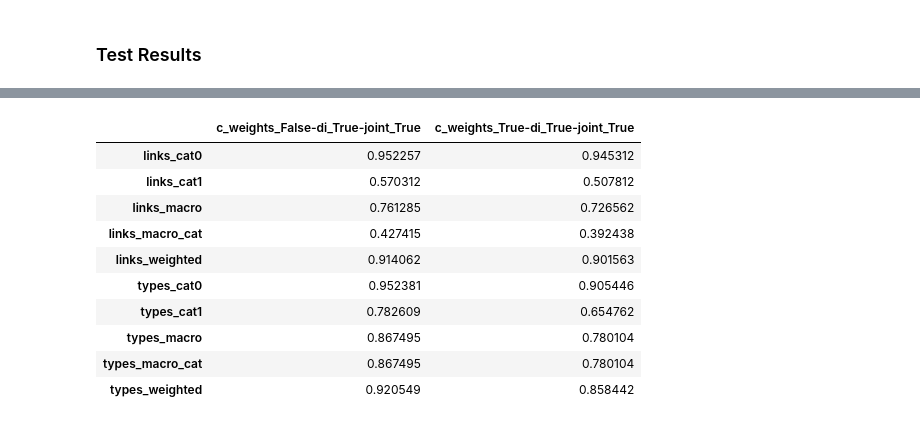
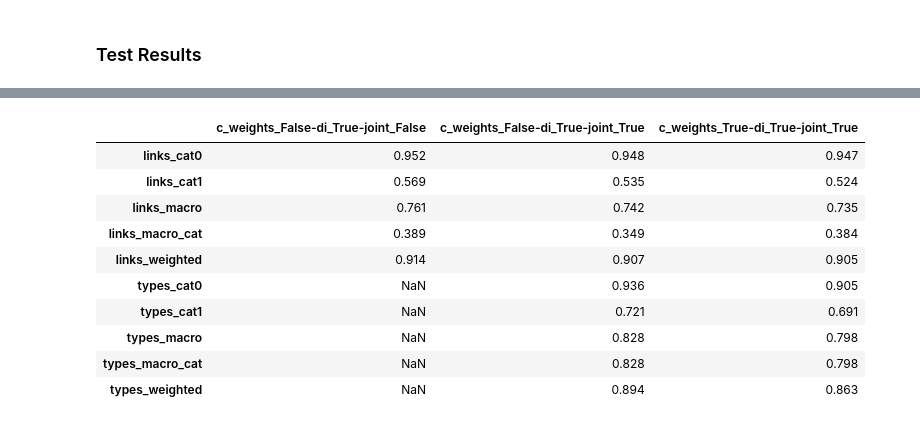
Before and after one commit to oguzserbetci/argmin2017, a Jupyter notebook: notebooks/Analyse output.ipynb, the cells around one changed output, grey strips where cells are left out. Saved outputs shown, nothing was run; the diff lists cells and outputs as text; code cells hidden in the pictures.

```diff
--- a/notebooks/Analyse output.ipynb
+++ b/notebooks/Analyse output.ipynb
@@ -13,8 +15,8 @@ def read_results(filename):
         results = pickle.load(f)
     return results
 # %%
-small_results = read_results('../cross_validation/cw_joint3/0/train.pl')
-large_results = read_results('../cross_validation/cw_joint4/ext_1/ext_train.pl')
+small_results = read_results('../cross_validation/cw_joint7/7/train.pl')
+large_results = read_results('../cross_validation/cw_joint7/ext_7/ext_train.pl')
 # old_arch_results = read_results('./cross_validation/old_arch/train.pl')
 # %%
 score_keys = np.array(new_arch_results['score_keys'])
@@ -195,14 +174,14 @@ pd.DataFrame(large_results2['tests'])#.apply(lambda x: np.mean(np.stack(x), axis
 # %%
-pd.DataFrame(small_results['tests']).apply(lambda x: np.mean(np.stack(x), axis=-1))
+pd.DataFrame(merge_test(small_results['tests'])).applymap(lambda x: np.round(np.mean(x),3))
 # %% [output]
-|  | c_weights_False-di_True-joint_True | c_weights_True-di_True-joint_True |
-| links_cat0 | 0.952257 | 0.945312 |
-| links_cat1 | 0.570312 | 0.507812 |
-| links_macro | 0.761285 | 0.726562 |
-| links_macro_cat | 0.427415 | 0.392438 |
-| links_weighted | 0.914062 | 0.901563 |
-| types_cat0 | 0.952381 | 0.905446 |
-| types_cat1 | 0.782609 | 0.654762 |
-| types_macro | 0.867495 | 0.780104 |
-| types_macro_cat | 0.867495 | 0.780104 |
-| types_weighted | 0.920549 | 0.858442 |
+|  | c_weights_False-di_True-joint_False | c_weights_False-di_True-joint_True | c_weights_True-di_True-joint_True |
+| links_cat0 | 0.952 | 0.948 | 0.947 |
+| links_cat1 | 0.569 | 0.535 | 0.524 |
+| links_macro | 0.761 | 0.742 | 0.735 |
+| links_macro_cat | 0.389 | 0.349 | 0.384 |
+| links_weighted | 0.914 | 0.907 | 0.905 |
+| types_cat0 | NaN | 0.936 | 0.905 |
+| types_cat1 | NaN | 0.721 | 0.691 |
+| types_macro | NaN | 0.828 | 0.798 |
+| types_macro_cat | NaN | 0.828 | 0.798 |
+| types_weighted | NaN | 0.894 | 0.863 |
```
Also changed, not shown: parts of 8 cells of this notebook.
